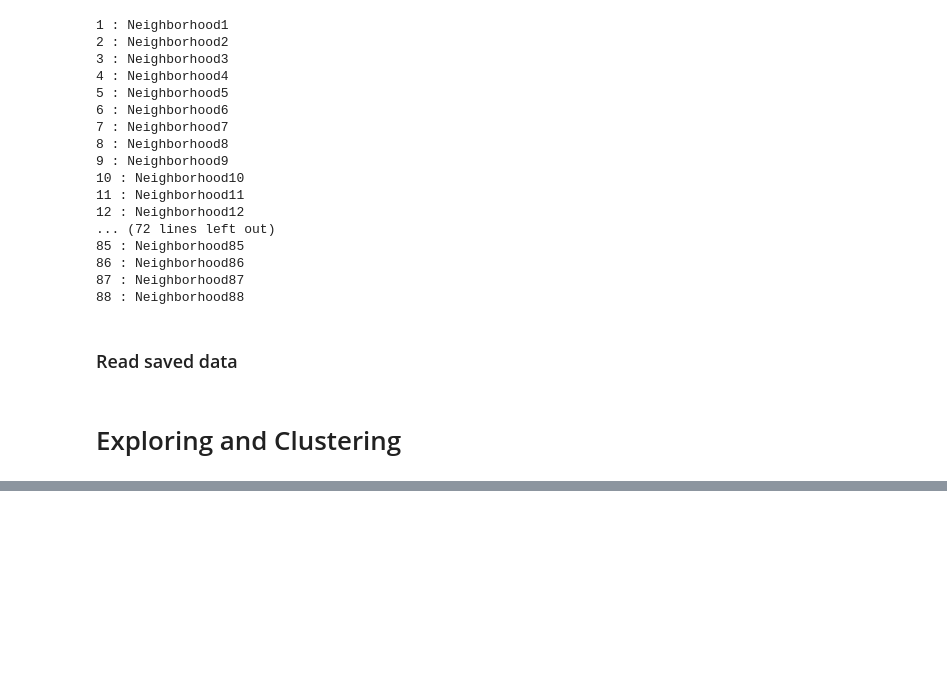
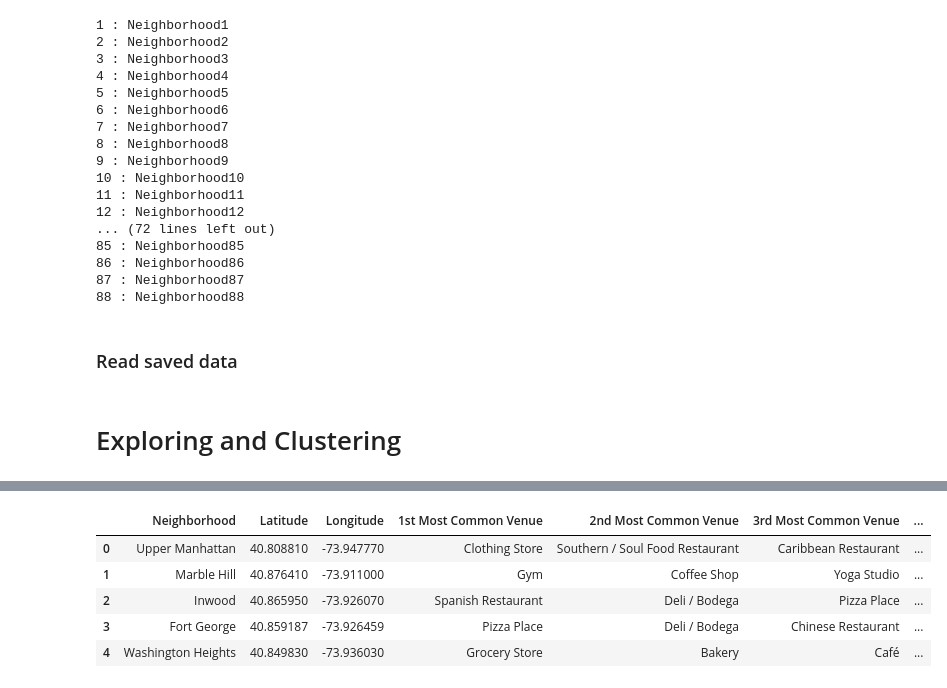
Before and after one commit to syzsyzsyzyzs/IBM_proj, a Jupyter notebook: Culture vs Function.ipynb, the cells around one changed output, grey strips where cells are left out. Cells and saved outputs as stored; diff of their text form; code cells hidden in the pictures; blank space fills up the shorter version.

```diff
--- a/Culture vs Function.ipynb
+++ b/Culture vs Function.ipynb
@@ -665,0 +710,29 @@ with open('SH_neighborhood_venues_info.txt', 'r') as fp:
+# %%
+MA_grouped.columns = [col.split(".")[-1] for col in MA_grouped.columns]
+DC_grouped.columns = [col.split(".")[-1] for col in DC_grouped.columns]
+SH_grouped.columns = [col.split(".")[-1] for col in SH_grouped.columns]
+BJ_grouped.columns = [col.split(".")[-1] for col in BJ_grouped.columns]
+# %%
+# The function generate the most frequently presented venues in each neighborhood.
+def return_most_common_venues(row, num_top_venues):
+    row_categories = row.iloc[1:]
+    row_categories_sorted = row_categories.sort_values(ascending=False)
+
+    return row_categories_sorted.index.values[0:num_top_venues]
+# %%
+num_top_venues = 10
+indicators = ['st', 'nd', 'rd']
+# create columns according to number of top venues
+columns = ['Neighborhood']
+for ind in np.arange(num_top_venues):
+    try:
+        columns.append('{}{} Most Common Venue'.format(ind+1, indicators[ind]))
+    except:
+        columns.append('{}th Most Common Venue'.format(ind+1))
+# create a new dataframe
+neighborhoods_venues_sorted = pd.DataFrame(columns=columns)
+neighborhoods_venues_sorted['Neighborhood'] = MA_grouped['Neighborhood']
+
+for index, neighborhood in enumerate(MA_grouped['Neighborhood']):
+    neighborhoods_venues_sorted.iloc[index, 1:] = return_most_common_venues(MA_grouped.iloc[index, :], num_top_venues)
+MA_Nei_venues_sorted = neighborhoods_venues_sorted
@@ -665,0 +796,2 @@ with open('SH_neighborhood_venues_info.txt', 'r') as fp:
+# %%
+MA_table.rename(columns={'Neighborhoods':'Neighborhood'}, inplace=True)
@@ -665,0 +807,18 @@ with open('SH_neighborhood_venues_info.txt', 'r') as fp:
+# %%
+# add clustering labels
+# MA_Nei_venues_sorted['Cluster Labels'] = pd.DataFrame(kmeans.labels_)
+MA_Nei_venues_sorted['Cluster Labels'] = pd.DataFrame(MA_label)
+
+MA_merged = MA_table
+
+# merge manhattan_grouped with manhattan_data to add latitude/longitude for each neighborhood
+MA_merged = MA_merged.join(MA_Nei_venues_sorted.set_index('Neighborhood'), on='Neighborhood')
+
+MA_merged.head() # check the last columns!
+# %% [output]
+|  | Neighborhood | Latitude | Longitude | 1st Most Common Venue | 2nd Most Common Venue | 3rd Most Common Venue | ... |
+| 0 | Upper Manhattan | 40.808810 | -73.947770 | Clothing Store | Southern / Soul Food Restaurant | Caribbean Restaurant | ... |
+| 1 | Marble Hill | 40.876410 | -73.911000 | Gym | Coffee Shop | Yoga Studio | ... |
+| 2 | Inwood | 40.865950 | -73.926070 | Spanish Restaurant | Deli / Bodega | Pizza Place | ... |
+| 3 | Fort George | 40.859187 | -73.926459 | Pizza Place | Deli / Bodega | Chinese Restaurant | ... |
+| 4 | Washington Heights | 40.849830 | -73.936030 | Grocery Store | Bakery | Café | ... |
```
Also changed, not shown: parts of 30 cells of this notebook, 1 other file.
